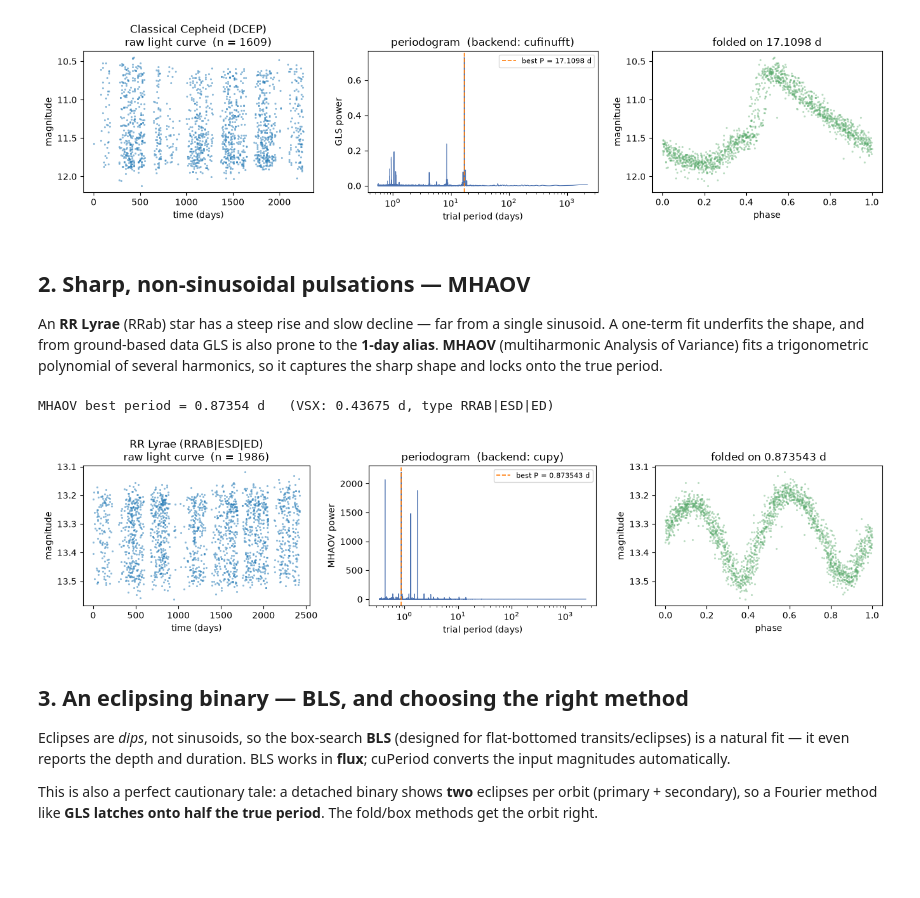
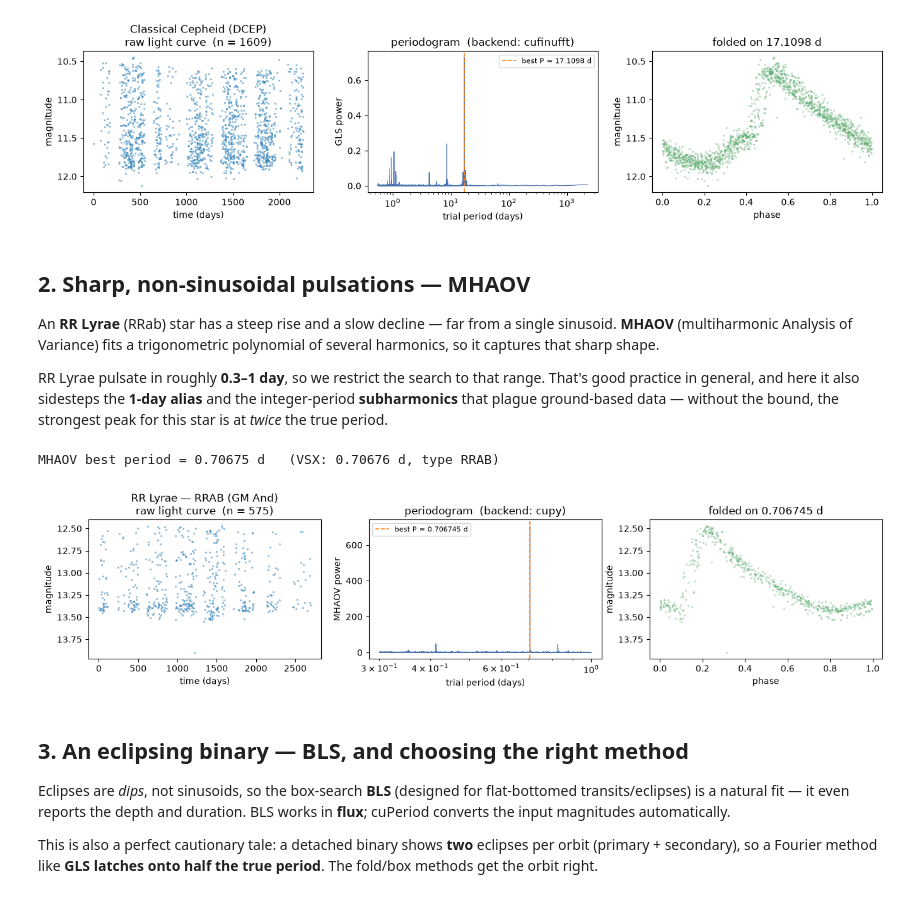
Before and after one commit to tjayasinghe/cuPeriod, a Jupyter notebook: examples/cuperiod_tour.ipynb, the cells around one changed output. Saved outputs shown, nothing was run; the diff lists cells and outputs as text; code cells hidden in the pictures; blank space fills up the shorter version.

```diff
--- a/examples/cuperiod_tour.ipynb
+++ b/examples/cuperiod_tour.ipynb
@@ -103,19 +103,25 @@ GLS best period = 17.10975 d   (VSX: 17.09780 d, type DCEP)
 # %% [markdown]
 ## 2. Sharp, non-sinusoidal pulsations — MHAOV
 
-An **RR Lyrae** (RRab) star has a steep rise and slow decline — far from a single
-sinusoid. A one-term fit underfits the shape, and from ground-based data GLS is also prone
-to the **1-day alias**. **MHAOV** (multiharmonic Analysis of Variance) fits a
-trigonometric polynomial of several harmonics, so it captures the sharp shape and locks
-onto the true period.
+An **RR Lyrae** (RRab) star has a steep rise and a slow decline — far from a single
+sinusoid. **MHAOV** (multiharmonic Analysis of Variance) fits a trigonometric polynomial of
+several harmonics, so it captures that sharp shape.
+
+RR Lyrae pulsate in roughly **0.3–1 day**, so we restrict the search to that range. That's
+good practice in general, and here it also sidesteps the **1-day alias** and the
+integer-period **subharmonics** that plague ground-based data — without the bound, the
+strongest peak for this star is at *twice* the true period.
 # %%
-t, m, e, vtype, P_vsx = star(515396199395)
-pg = cup.periodogram((t, m, e), "MHAOV", settings=cup.MHAOVSettings(n_harmonics=4))
+t, m, e, vtype, P_vsx = star(8590948612)   # GM And, a clean RRab
+pg = cup.periodogram((t, m, e), "MHAOV",
+                     settings=cup.MHAOVSettings(n_harmonics=4,
+                                                minimum_frequency=1.0,         # period < 1 day
+                                                maximum_frequency=1.0 / 0.3))  # period > 0.3 day
 print(f"MHAOV best period = {pg.best_period():.5f} d   (VSX: {P_vsx:.5f} d, type {vtype})")
-show(t, m, pg, title=f"RR Lyrae ({vtype})")
+show(t, m, pg, title=f"RR Lyrae — {vtype} (GM And)")
 # %% [output]
-MHAOV best period = 0.87354 d   (VSX: 0.43675 d, type RRAB|ESD|ED)
+MHAOV best period = 0.70675 d   (VSX: 0.70676 d, type RRAB)
-[figure, old version]
+[figure, new version]
 # %% [markdown]
 ## 3. An eclipsing binary — BLS, and choosing the right method
 
```
Also changed, not shown: 1 other file.
